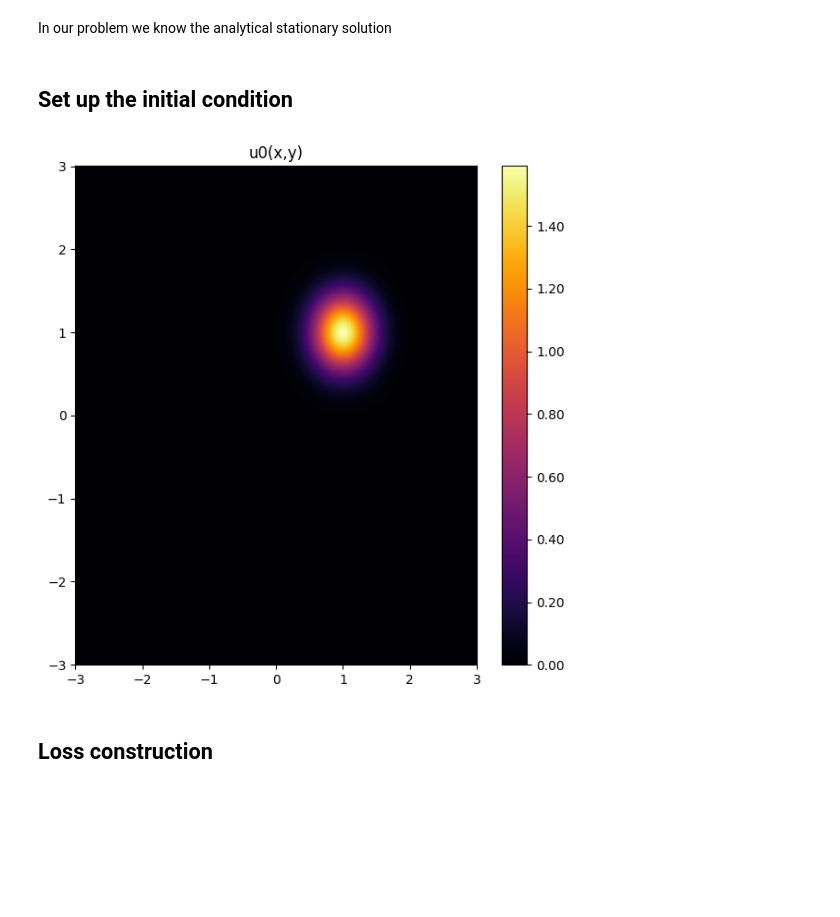
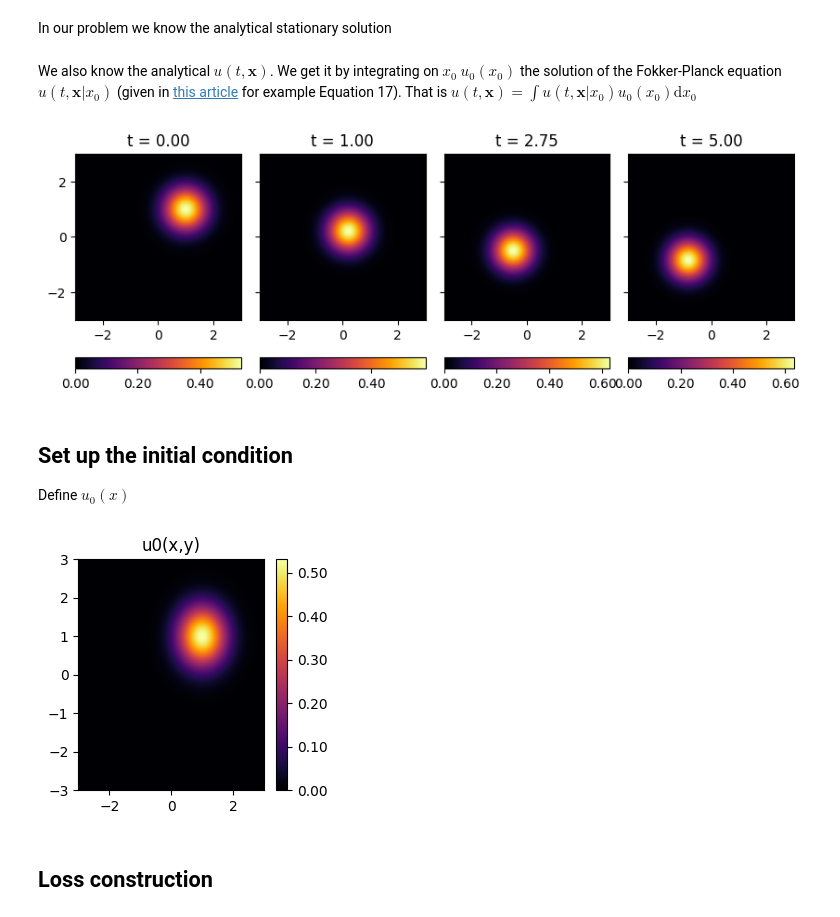
Before and after one commit to mia-jinns/jinns, a Jupyter notebook: Notebooks/PDE/2D_non_stationary_OU.ipynb, the cells around one changed output. Saved outputs shown, nothing was run; the diff lists cells and outputs as text; code cells hidden in the pictures; blank space fills up the shorter version.

```diff
--- a/Notebooks/PDE/2D_non_stationary_OU.ipynb
+++ b/Notebooks/PDE/2D_non_stationary_OU.ipynb
@@ -114,6 +101,10 @@ train_data = jinns.data.CubicMeshPDENonStatio(
 # true solution N(0,1)
 sigma = 0.5 * jnp.ones((2))
 alpha = .5 * jnp.ones((2))
-mu = jnp.zeros((2))
+mu = -jnp.ones((2, ))
 
 Tmax = 5
+
+# Parameters for u_0
+mu_0 = jnp.array([1, 1])
+cov_0 = 0.3 * jnp.eye(2)
@@ -126,6 +122,33 @@ def u_statio(x):
     return multivariate_normal.pdf(x, mean=mu, cov=jnp.diag((sigma/jnp.sqrt(2*alpha)) ** 2))
 
 vectorized_u_statio = vmap(u_statio, (0), 0)
+# %% [markdown]
+We also know the analytical $u(t,\mathbf{x})$. We get it by integrating on $x_0~u_0(x_0)$ the solution of the Fokker-Planck equation $u(t,\mathbf{x}|x_0)$ (given in [this article](https://d-nb.info/1198921528/34) for example Equation 17). That is $u(t,\mathbf{x})=\int u(t,\mathbf{x}|x_0)u_0(x_0)\mathrm{d}x_0$
+# %%
+e_alpha_t = lambda t:jnp.array([[jnp.exp(-alpha[0] * t), 0], [0, jnp.exp(-alpha[1] * t)]])
+M_t = lambda t: mu - mu @ e_alpha_t(t) + e_alpha_t(t) @ mu_0
+Sigma_t = lambda t: (jnp.array([[1/4 * (1 - jnp.exp(-t)), 0], [0, 1/4 * (1 - jnp.exp(-t))]])
+                    + e_alpha_t(t) @ cov_0 @ e_alpha_t(t).T)
+def u_marginal_true(t, x):
+    t *= Tmax
+    return 1 / (2 * jnp.pi * jnp.sqrt(jnp.linalg.det(Sigma_t(t)))) * (
+        jnp.exp(
+            -0.5 * (x - M_t(t)).T @ jnp.linalg.inv(Sigma_t(t)) @ (x - M_t(t))
+        )
+    )
+
+times = [0, 0.2, 0.55, 1] # in the unit time scale
+u_marginal_true_ = lambda t_x:u_marginal_true(t_x[0], t_x[1:3])
+jinns.plot.plot2d(
+    fun=u_marginal_true_,
+    xy_data=val_xy_data,
+    times = times,
+    Tmax=Tmax,
+    title="u0(x,y)",
+    figsize=(10, 10*len(times))
+)
+# %% [output]
+[figure, added]
 # %%
 init_params = jinns.parameters.Params(
     nn_params=init_nn_params,
@@ -137,29 +160,22 @@ init_params = jinns.parameters.Params(
 )
 # %% [markdown]
 ## Set up the initial condition
+Define $u_0(x)$
 # %%
-# Initial law at t=0
-u0 = u_statio
-
 # Another init
-# TODO : implement other init
 def u0(x):
-    return multivariate_normal.pdf(x, mean=jnp.array([1, 1]), cov=0.1 * jnp.eye(2))
+    return multivariate_normal.pdf(x, mean=mu_0, cov=cov_0)
 
 vectorized_u0 = vmap(u0, (0), 0)
 # %%
-nx, ny = 1000, 1000
-val_xy_data = [jnp.linspace(xmin, xmax, nx),
-               jnp.linspace(ymin, ymax, ny)
-              ]
-
 jinns.plot.plot2d(
     fun=u0,
     xy_data=val_xy_data,
-    title="u0(x,y)"
+    title="u0(x,y)",
+    figsize=(3,3)
 )
 # %% [output]
-[figure, old version]
+[figure, new version]
 # %% [markdown]
 ## Loss construction
 # %% [markdown]
```
Also changed, not shown: parts of 29 cells of this notebook.
